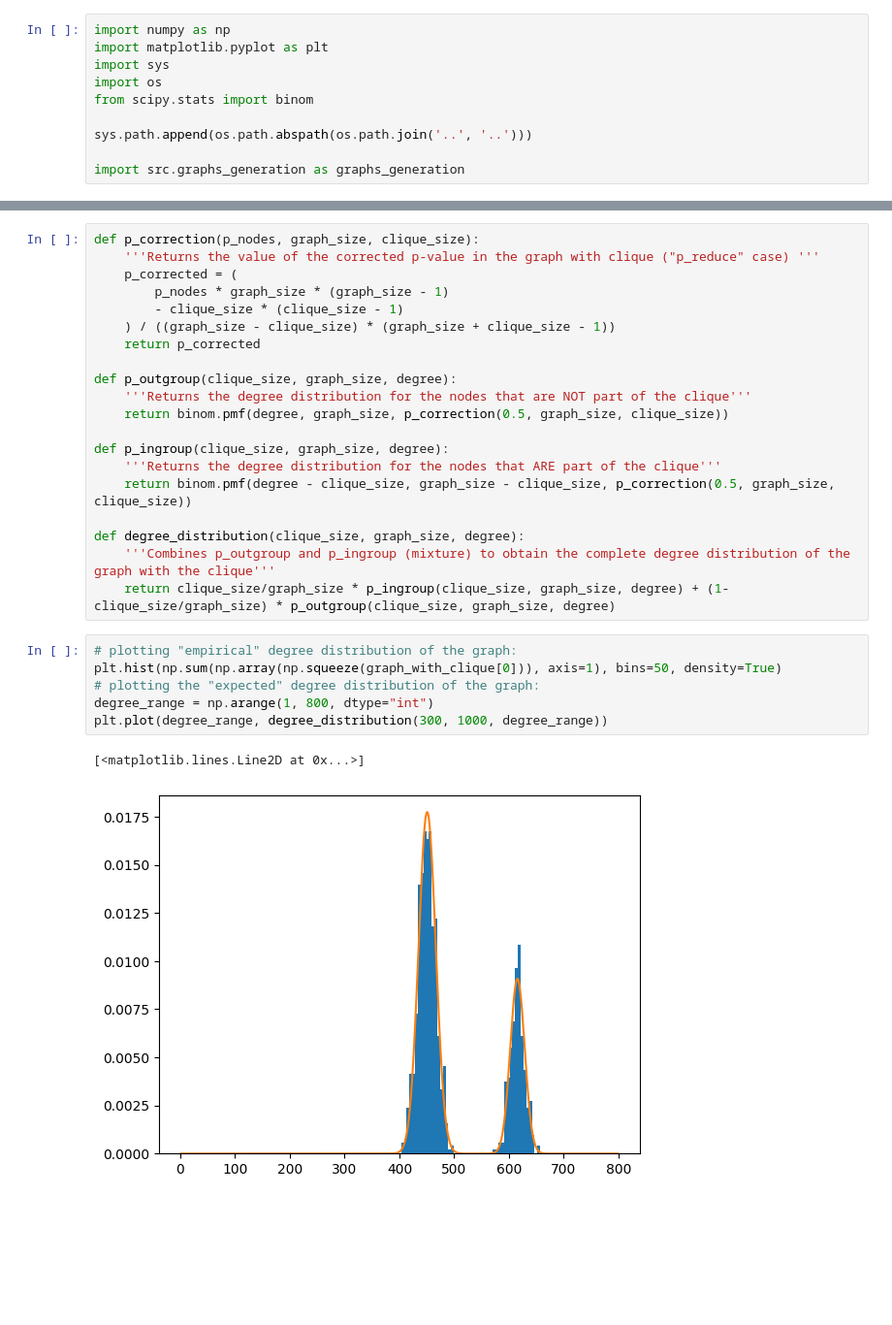
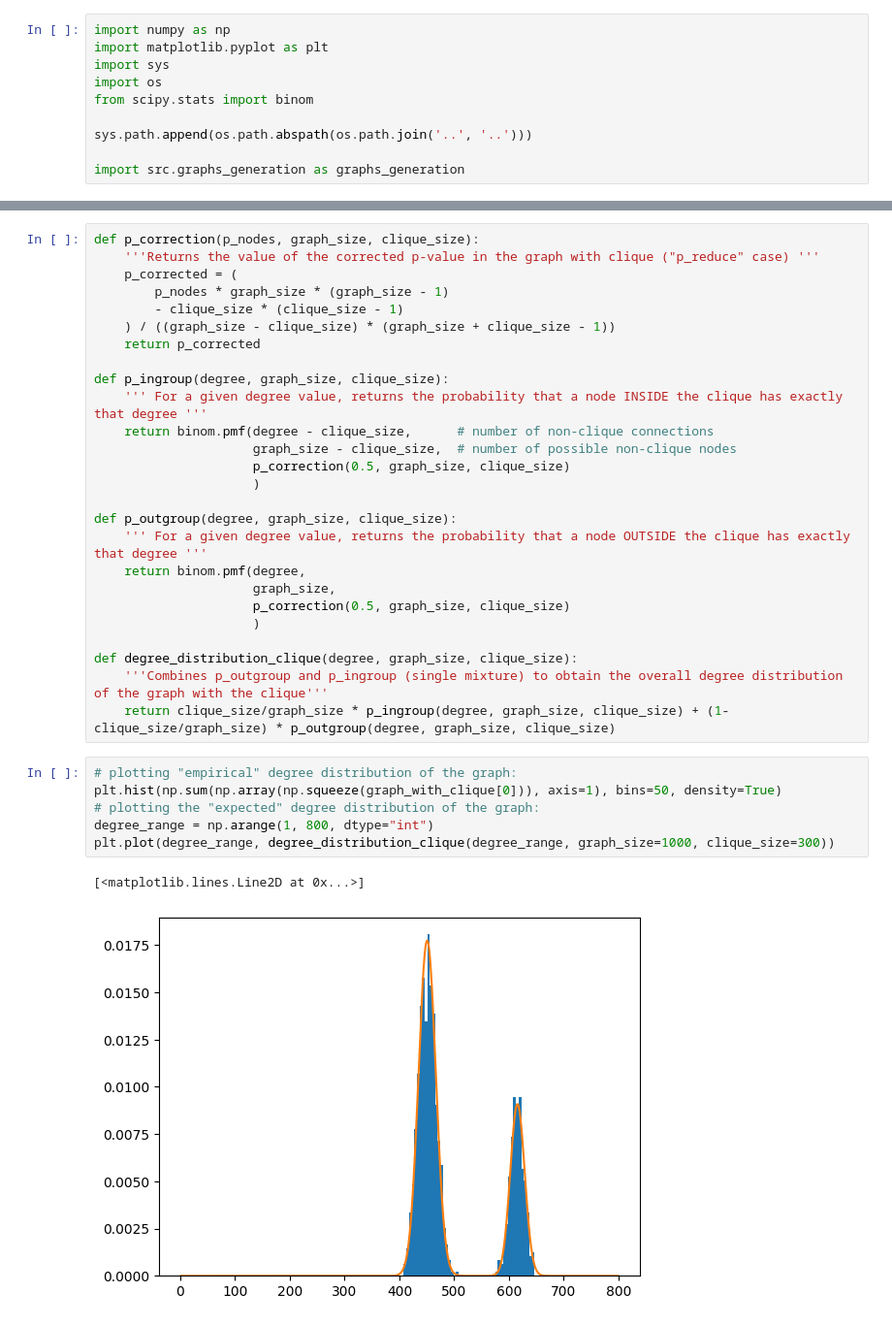
Before and after one commit to danieletirinnanzi/HUPLACLIP-NNs, a Jupyter notebook: scripts/visualizations/degree_distribution.ipynb, the cells around one changed output, grey strips where cells are left out. Shown at 97% size. Drawn from its saved outputs; the diff is of its cells as text; blank space fills up the shorter version.

Commit message:
completed degree distribution notebook

```diff
--- a/scripts/visualizations/degree_distribution.ipynb
+++ b/scripts/visualizations/degree_distribution.ipynb
@@ -66,23 +58,29 @@ def p_correction(p_nodes, graph_size, clique_size):
     ) / ((graph_size - clique_size) * (graph_size + clique_size - 1))
     return p_corrected
 
-def p_outgroup(clique_size, graph_size, degree):
-    '''Returns the degree distribution for the nodes that are NOT part of the clique'''
-    return binom.pmf(degree, graph_size, p_correction(0.5, graph_size, clique_size))
+def p_ingroup(degree, graph_size, clique_size):
+    ''' For a given degree value, returns the probability that a node INSIDE the clique has exactly that degree '''
+    return binom.pmf(degree - clique_size,      # number of non-clique connections
+                     graph_size - clique_size,  # number of possible non-clique nodes
+                     p_correction(0.5, graph_size, clique_size)
+                     )
 
-def p_ingroup(clique_size, graph_size, degree):
-    '''Returns the degree distribution for the nodes that ARE part of the clique'''
-    return binom.pmf(degree - clique_size, graph_size - clique_size, p_correction(0.5, graph_size, clique_size))
+def p_outgroup(degree, graph_size, clique_size):
+    ''' For a given degree value, returns the probability that a node OUTSIDE the clique has exactly that degree '''
+    return binom.pmf(degree,
+                     graph_size,
+                     p_correction(0.5, graph_size, clique_size)
+                     )
 
-def degree_distribution(clique_size, graph_size, degree):
-    '''Combines p_outgroup and p_ingroup (mixture) to obtain the complete degree distribution of the graph with the clique'''
-    return clique_size/graph_size * p_ingroup(clique_size, graph_size, degree) + (1-clique_size/graph_size) * p_outgroup(clique_size, graph_size, degree)
+def degree_distribution_clique(degree, graph_size, clique_size):
+    '''Combines p_outgroup and p_ingroup (single mixture) to obtain the overall degree distribution of the graph with the clique'''
+    return clique_size/graph_size * p_ingroup(degree, graph_size, clique_size) + (1-clique_size/graph_size) * p_outgroup(degree, graph_size, clique_size)
 # %%
 # plotting "empirical" degree distribution of the graph:
 plt.hist(np.sum(np.array(np.squeeze(graph_with_clique[0])), axis=1), bins=50, density=True)
 # plotting the "expected" degree distribution of the graph:
 degree_range = np.arange(1, 800, dtype="int")
-plt.plot(degree_range, degree_distribution(300, 1000, degree_range))
+plt.plot(degree_range, degree_distribution_clique(degree_range, graph_size=1000, clique_size=300))
 # %% [output]
 [<matplotlib.lines.Line2D at 0x...>]
-[figure, old version]
+[figure, new version]
```
Also changed, not shown: parts of 9 cells of this notebook.
